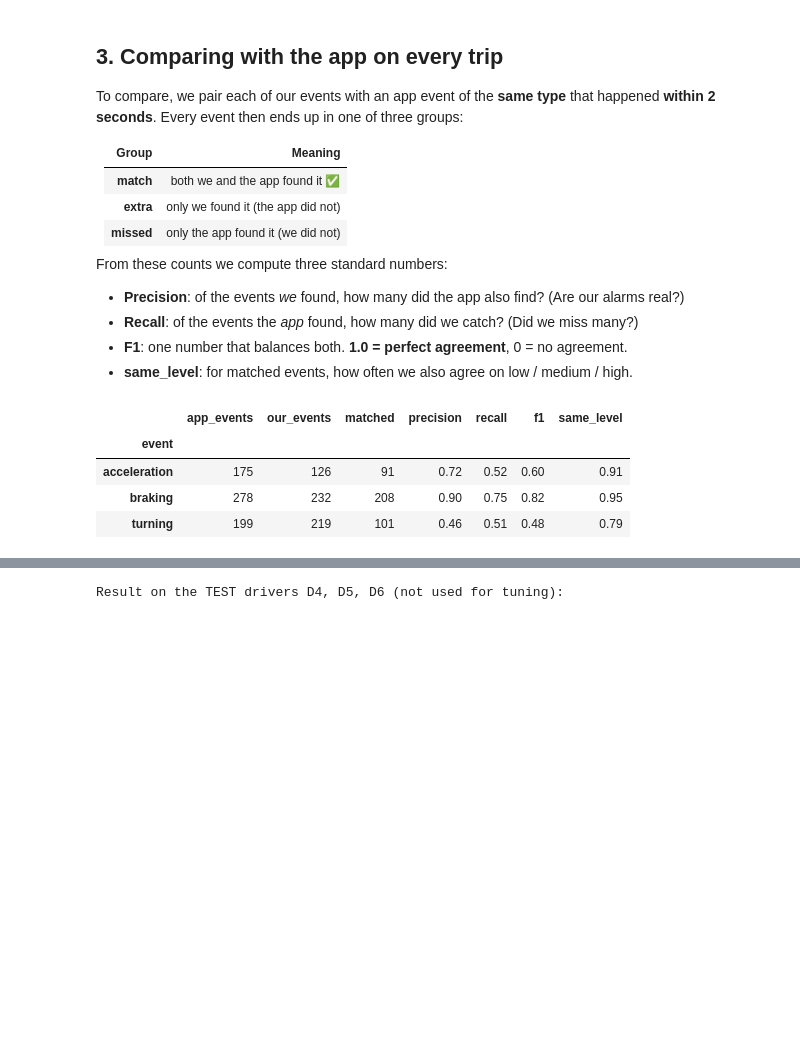
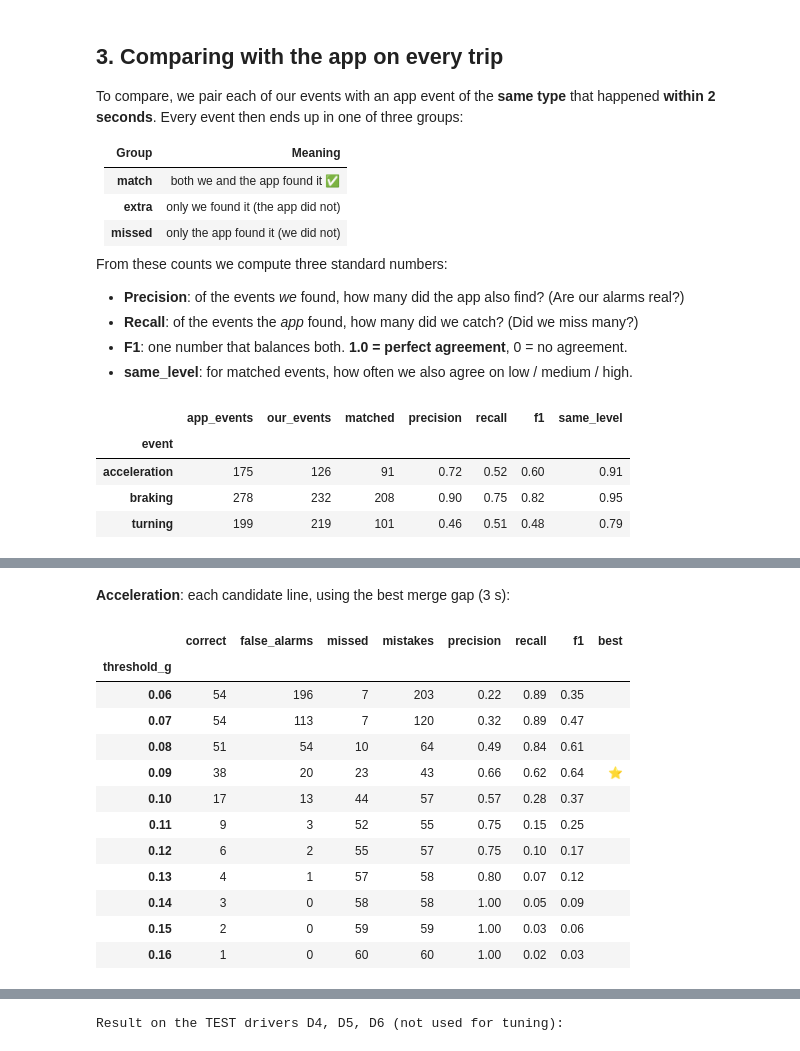
Before and after one commit to Ksh1tij777/Car_Behaviour, a Jupyter notebook: notebooks/02_event_detection.ipynb, the cells around one changed output, grey strips where cells are left out. Drawn from its saved outputs; the diff is of its cells as text; code cells hidden in the pictures; blank space fills up the shorter version.

```diff
--- a/notebooks/02_event_detection.ipynb
+++ b/notebooks/02_event_detection.ipynb
@@ -182,0 +254,20 @@ plt.show()
+# %% [markdown]
+**Acceleration**: each candidate line, using the best merge gap (3 s):
+# %%
+
+t = tuning_tables["acceleration"]
+t[t.merge_gap_s == 3.0].drop(columns="merge_gap_s").set_index("threshold_g")
+# %% [output]
+|  | correct | false_alarms | missed | mistakes | precision | recall | f1 | best |
+| threshold_g |  |  |  |  |  |  |  |  |
+| 0.06 | 54 | 196 | 7 | 203 | 0.22 | 0.89 | 0.35 |  |
+| 0.07 | 54 | 113 | 7 | 120 | 0.32 | 0.89 | 0.47 |  |
+| 0.08 | 51 | 54 | 10 | 64 | 0.49 | 0.84 | 0.61 |  |
+| 0.09 | 38 | 20 | 23 | 43 | 0.66 | 0.62 | 0.64 | ⭐ |
+| 0.10 | 17 | 13 | 44 | 57 | 0.57 | 0.28 | 0.37 |  |
+| 0.11 | 9 | 3 | 52 | 55 | 0.75 | 0.15 | 0.25 |  |
+| 0.12 | 6 | 2 | 55 | 57 | 0.75 | 0.10 | 0.17 |  |
+| 0.13 | 4 | 1 | 57 | 58 | 0.80 | 0.07 | 0.12 |  |
+| 0.14 | 3 | 0 | 58 | 58 | 1.00 | 0.05 | 0.09 |  |
+| 0.15 | 2 | 0 | 59 | 59 | 1.00 | 0.03 | 0.06 |  |
+| 0.16 | 1 | 0 | 60 | 60 | 1.00 | 0.02 | 0.03 |  |
```
Also changed, not shown: parts of 10 cells of this notebook, 4 other files.
